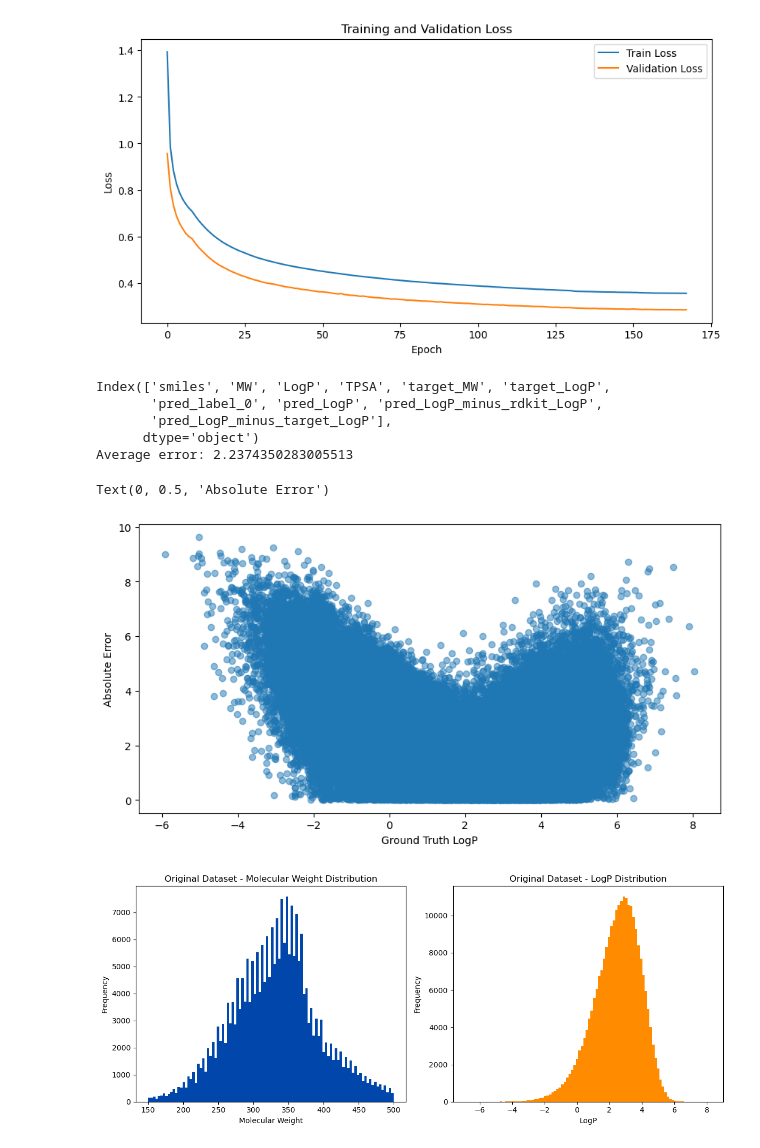
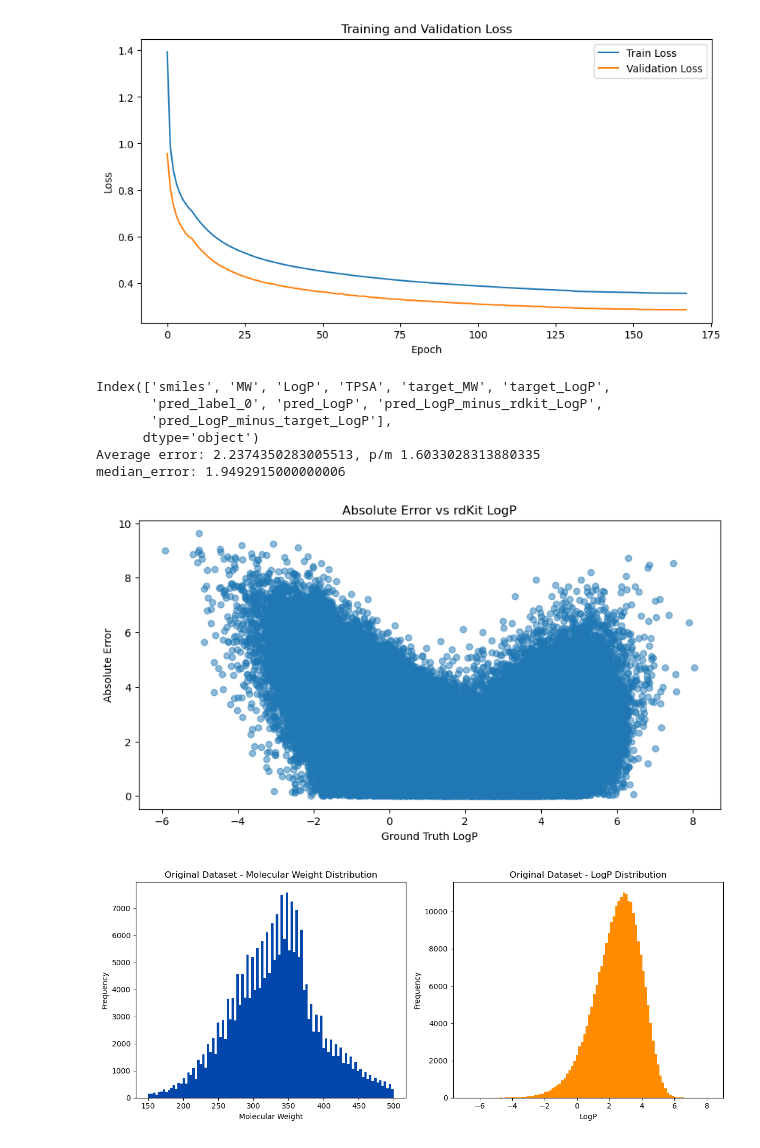
Before and after one commit to johanbaumann/dat675_project, a Jupyter notebook: vae/paper_based/CVAE/viz.ipynb, the cells around one changed output. Saved outputs shown, nothing was run; the diff lists cells and outputs as text; code cells hidden in the pictures.

Commit message:
changes to error viz

```diff
--- a/vae/paper_based/CVAE/viz.ipynb
+++ b/vae/paper_based/CVAE/viz.ipynb
@@ -74,37 +74,80 @@ for his in histories:
 [figure]
 [figure]
 # %%
+from json import load
+
+
 file = "label_CVAE_transformer_300k_test.txt"
 
 df = pd.read_csv(file, sep=",")
 
 # make 0th row the header
 print(df.columns)
 
-ground_truth = df['LogP'].values
-predicted = df['pred_LogP'].values
+train_file = '250k_zinc_clean.txt'
 
-avg_error = np.mean(np.abs(ground_truth - predicted))
+train_df = pd.read_csv(train_file, sep=",")
 
 
 
-print(f"Average error: {avg_error}")
+def stats_logP(df:pd.DataFrame) -> dict[str, float]:
+    ground_truth = df['LogP'].values
+    predicted = df['pred_LogP'].values
+    diff = np.abs(ground_truth - predicted)
+    absolute_diff = np.abs(diff)
+    avg_error = np.mean(absolute_diff)
+    median_err = np.median(absolute_diff)
+    std = np.std(absolute_diff)
+    stats = {
+        "ground_truth": ground_truth,
+        "predicted": predicted,
+        "absolute_diff": absolute_diff,
+        "avg_error": avg_error,
+        "median_error": median_err,
+        "std": std
+    }
+    return stats
+def plot_errors(ground_truth:np.ndarray, error_as_function_of_logp:np.ndarray):
+    plt.figure(figsize=(10, 5))
+    plt.scatter(ground_truth, error_as_function_of_logp, alpha=0.5)
+    plt.xlabel('Ground Truth LogP')
+    plt.ylabel('Absolute Error')
+
+    plt.title('Absolute Error vs rdKit LogP')
+    plt.show()
+
+def mse_logp(df:pd.DataFrame,) -> float:
+    ground_truth = df['LogP'].values
+    predicted = df['pred_LogP'].values
+    diff = ground_truth - predicted
+    mse = np.mean(diff**2)
+    return mse
+
+
+stats = stats_logP(df)
+
+ground_truth = stats["ground_truth"]
+predicted = stats["predicted"]
+avg_error = stats["avg_error"]
+std = stats["std"]
+median_error = stats["median_error"]
 
 
 
 error_as_function_of_logp = np.abs(ground_truth - predicted)
-plt.figure(figsize=(10, 5))
-plt.scatter(ground_truth, error_as_function_of_logp, alpha=0.5)
-plt.xlabel('Ground Truth LogP')
-plt.ylabel('Absolute Error')
+
+print(f"Average error: {avg_error}, p/m {std}")
+print(f"median_error: {median_error}")
+
+plot_errors(ground_truth, error_as_function_of_logp)
 # %% [output]
 Index(['smiles', 'MW', 'LogP', 'TPSA', 'target_MW', 'target_LogP',
        'pred_label_0', 'pred_LogP', 'pred_LogP_minus_rdkit_LogP',
        'pred_LogP_minus_target_LogP'],
       dtype='object')
-Average error: 2.2374350283005513
+Average error: 2.2374350283005513, p/m 1.6033028313880335
+median_error: 1.9492915000000006
-Text(0, 0.5, 'Absolute Error')
-[figure, old version]
+[figure, new version]
 # %%
 
 def read_train_file(train_path:str):
```
Also changed, not shown: parts of 1 cell of this notebook.
